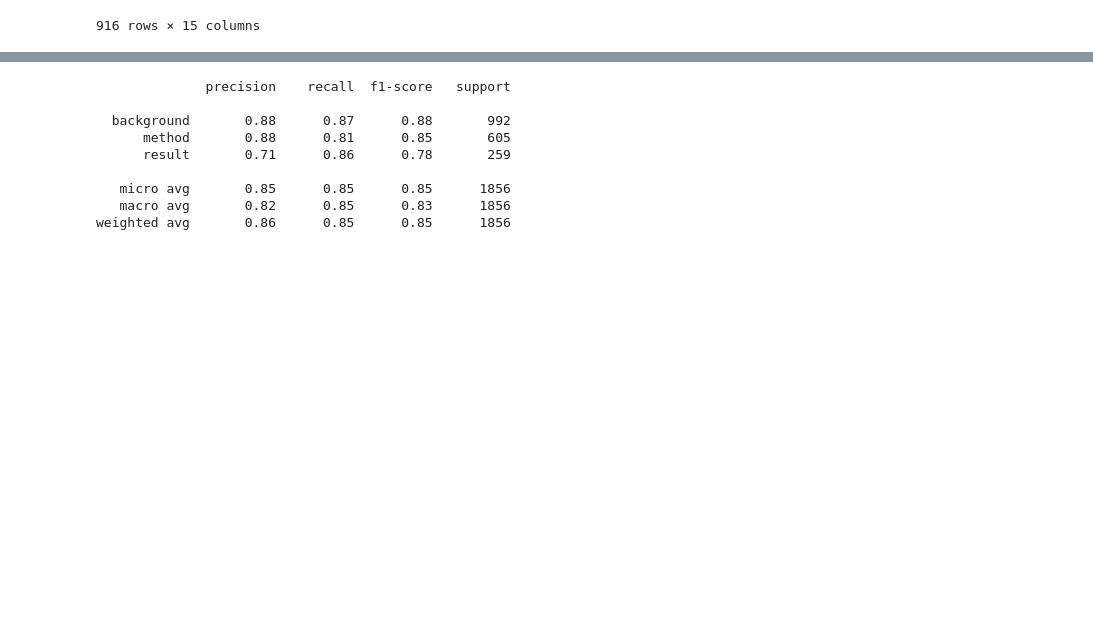
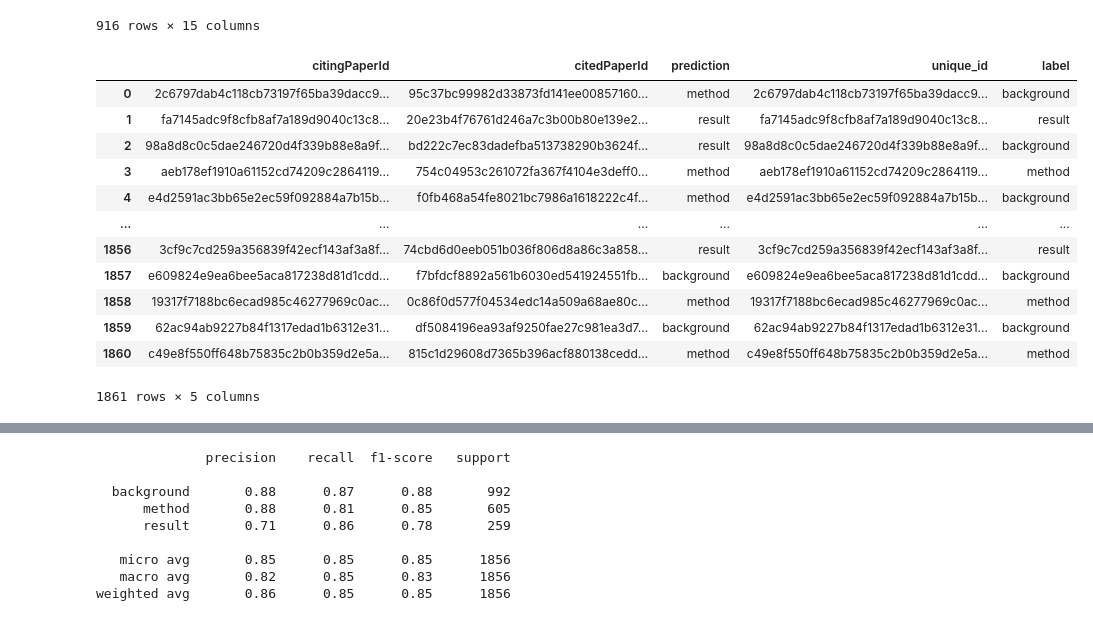
Before and after one commit to melloo21/cs4248, a Jupyter notebook: scaffold/Project/sci-cite/scicite/working_notes.ipynb, the cells around one changed output, grey strips where cells are left out. Drawn from its saved outputs; the diff is of its cells as text; code cells hidden in the pictures; blank space fills up the shorter version.

```diff
--- a/scaffold/Project/sci-cite/scicite/working_notes.ipynb
+++ b/scaffold/Project/sci-cite/scicite/working_notes.ipynb
@@ -2702,13 +2725,29 @@ df_dev
 | 915 | explicit | 259.0 | METHODS | 242.0 | …for an asexual and recombining p... | method | NaN | 6406d384e741a6fde6f4aa5e0100bb19f... | df384ef1a0677857d0118b9852bff69ee... | ... |
 916 rows × 15 columns
 # %%
-with open(f"./output_pretrained_test.txt", encoding="utf8") as f:
+output_path = f"./output_pretrained_test.txt"
+with open(output_path, encoding="utf8") as f:
     output_pretrained = f.read()
     output_pretrained = "[" + output_pretrained + "]"
     # output_pretrained = [json.loads(x) for x in output_pretrained]
     output_pretrained = json.loads(output_pretrained.replace('\n', ', ')[:-3]+']')
 # %%
 df_dev_predict = pd.DataFrame(output_pretrained)
+df_dev_predict
+# %% [output]
+|  | citingPaperId | citedPaperId | prediction | unique_id | label |
+| 0 | 2c6797dab4c118cb73197f65ba39dacc9... | 95c37bc99982d33873fd141ee00857160... | method | 2c6797dab4c118cb73197f65ba39dacc9... | background |
+| 1 | fa7145adc9f8cfb8af7a189d9040c13c8... | 20e23b4f76761d246a7c3b00b80e139e2... | result | fa7145adc9f8cfb8af7a189d9040c13c8... | result |
+| 2 | 98a8d8c0c5dae246720d4f339b88e8a9f... | bd222c7ec83dadefba513738290b3624f... | result | 98a8d8c0c5dae246720d4f339b88e8a9f... | background |
+| 3 | aeb178ef1910a61152cd74209c2864119... | 754c04953c261072fa367f4104e3deff0... | method | aeb178ef1910a61152cd74209c2864119... | method |
+| 4 | e4d2591ac3bb65e2ec59f092884a7b15b... | f0fb468a54fe8021bc7986a1618222c4f... | method | e4d2591ac3bb65e2ec59f092884a7b15b... | background |
+| ... | ... | ... | ... | ... | ... |
+| 1856 | 3cf9c7cd259a356839f42ecf143af3a8f... | 74cbd6d0eeb051b036f806d8a86c3a858... | result | 3cf9c7cd259a356839f42ecf143af3a8f... | result |
+| 1857 | e609824e9ea6bee5aca817238d81d1cdd... | f7bfdcf8892a561b6030ed541924551fb... | background | e609824e9ea6bee5aca817238d81d1cdd... | background |
+| 1858 | 19317f7188bc6ecad985c46277969c0ac... | 0c86f0d577f04534edc14a509a68ae80c... | method | 19317f7188bc6ecad985c46277969c0ac... | method |
+| 1859 | 62ac94ab9227b84f1317edad1b6312e31... | df5084196ea93af9250fae27c981ea3d7... | background | 62ac94ab9227b84f1317edad1b6312e31... | background |
+| 1860 | c49e8f550ff648b75835c2b0b359d2e5a... | 815c1d29608d7365b396acf880138cedd... | method | c49e8f550ff648b75835c2b0b359d2e5a... | method |
+1861 rows × 5 columns
 # %%
 # df_dev_predict.dropna(subset=['prediction'])
 df_dev_predict = df_dev_predict[~(df_dev_predict['prediction'] == '')]
```
Also changed, not shown: parts of 7 cells of this notebook, 24 other files.
